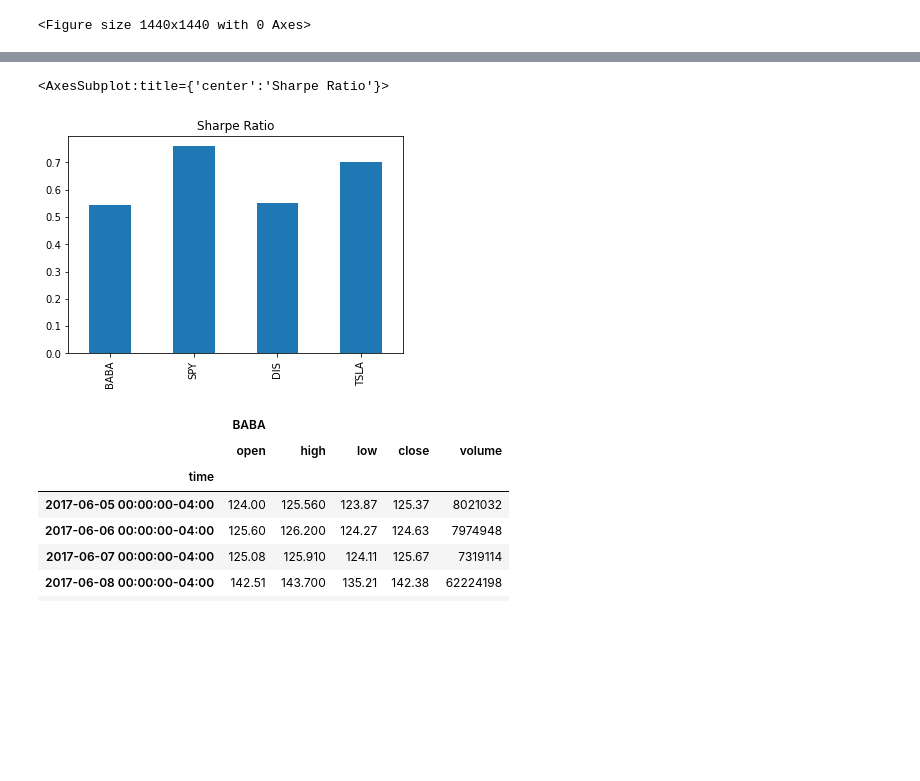
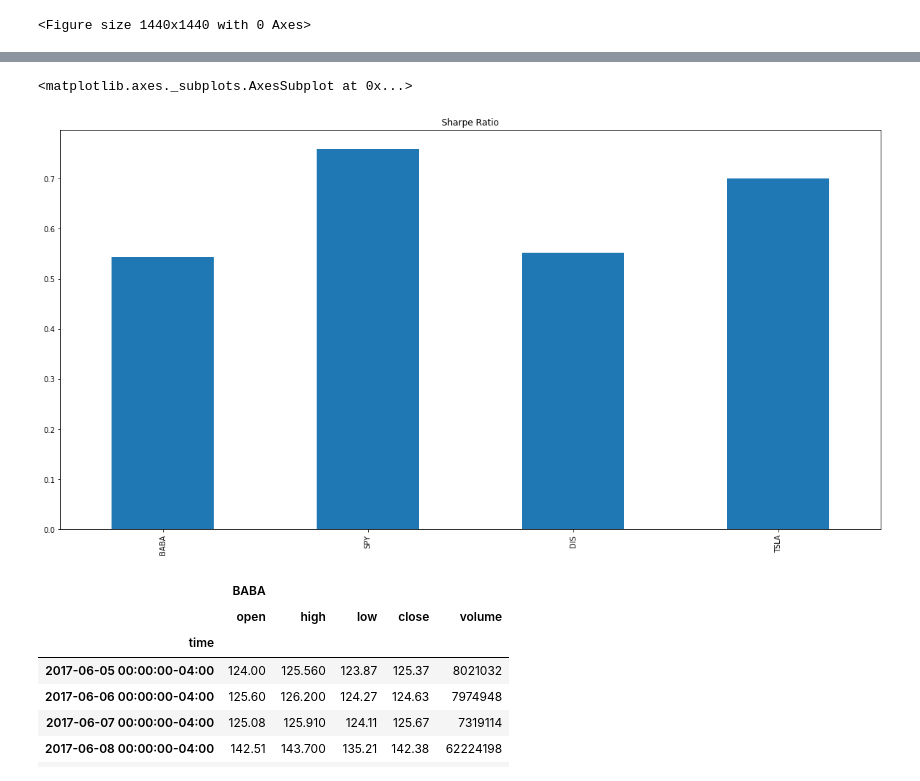
Before and after one commit to akkrishn1/StockAnalysis, a Jupyter notebook: Sarah/Working_Master_file.ipynb, the cells around one changed output, grey strips where cells are left out. Drawn from its saved outputs; the diff is of its cells as text; code cells hidden in the pictures; blank space fills up the shorter version.

```diff
--- a/Sarah/Working_Master_file.ipynb
+++ b/Sarah/Working_Master_file.ipynb
@@ -233,10 +233,10 @@ TSLA    0.700917
 dtype: float64
 # %%
 # Plot Sharpe Ratio
-all_sharpe_ratios.plot(kind = "bar", title = "Sharpe Ratio")
+all_sharpe_ratios.plot(kind = "bar", title = "Sharpe Ratio", figsize = (20,10))
 # %% [output]
-<AxesSubplot:title={'center':'Sharpe Ratio'}>
+<matplotlib.axes._subplots.AxesSubplot at 0x...>
-[figure, old version]
+[figure, new version]
 # %%
 ticker2 = ["BABA"]
 
```
Also changed, not shown: parts of 7 cells of this notebook, 3 other files.
